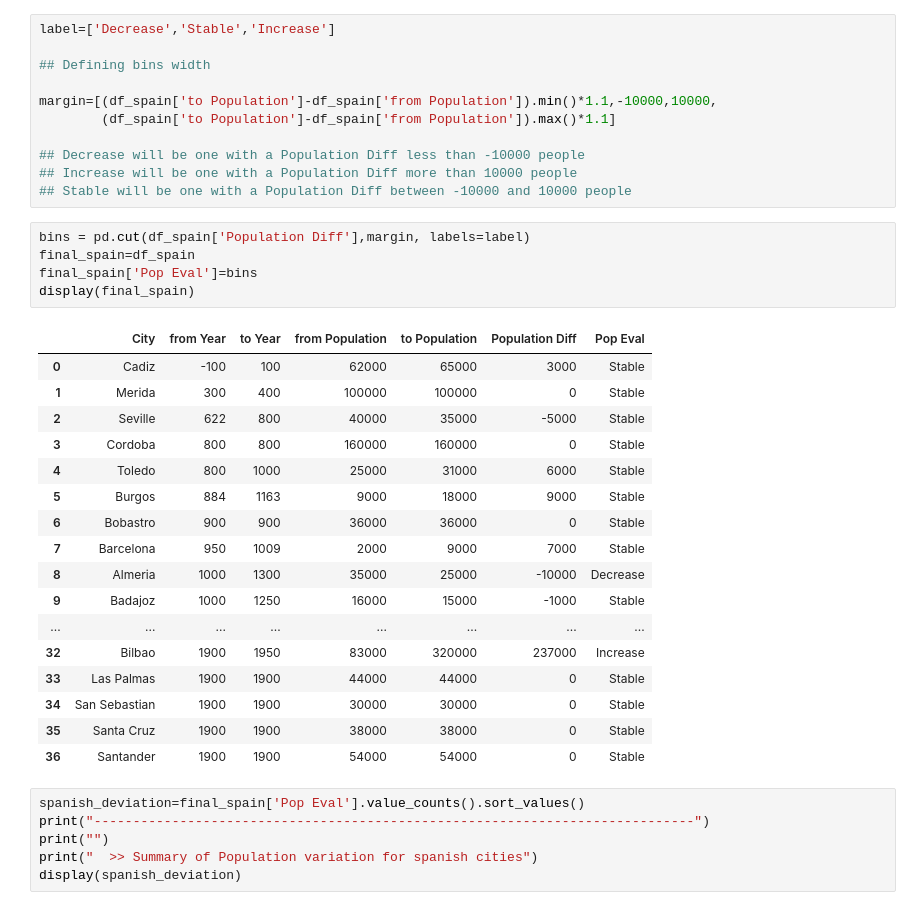
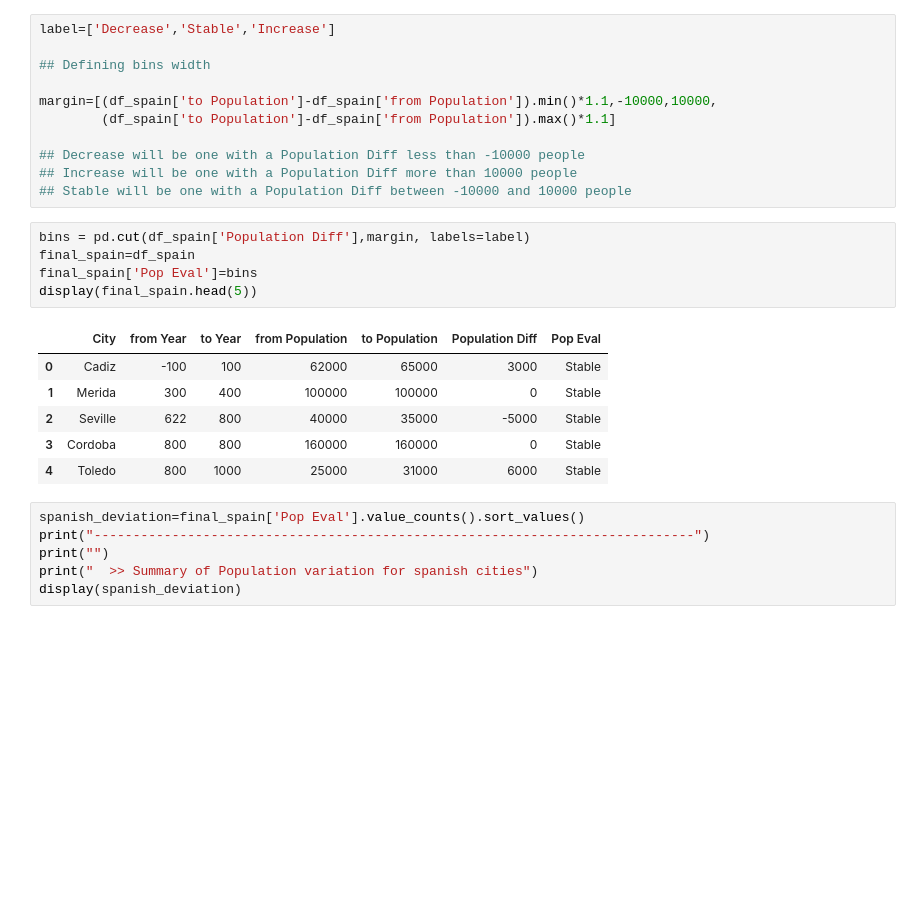
Before and after one commit to ironhack-datalabs/mad-oct-2018, a Jupyter notebook: module-1/pandas-project/your-code/pandas-project.ipynb, the cells around one changed output. Cells and saved outputs as stored; diff of their text form; blank space fills up the shorter version.

```diff
--- a/module-1/pandas-project/your-code/pandas-project.ipynb
+++ b/module-1/pandas-project/your-code/pandas-project.ipynb
@@ -184,26 +184,15 @@ margin=[(df_spain['to Population']-df_spain['from Population']).min()*1.1,-10000
 # %%
 bins = pd.cut(df_spain['Population Diff'],margin, labels=label)
 final_spain=df_spain
 final_spain['Pop Eval']=bins
-display(final_spain)
+display(final_spain.head(5))
 # %% [output]
 |  | City | from Year | to Year | from Population | to Population | Population Diff | Pop Eval |
 | 0 | Cadiz | -100 | 100 | 62000 | 65000 | 3000 | Stable |
 | 1 | Merida | 300 | 400 | 100000 | 100000 | 0 | Stable |
 | 2 | Seville | 622 | 800 | 40000 | 35000 | -5000 | Stable |
 | 3 | Cordoba | 800 | 800 | 160000 | 160000 | 0 | Stable |
 | 4 | Toledo | 800 | 1000 | 25000 | 31000 | 6000 | Stable |
-| 5 | Burgos | 884 | 1163 | 9000 | 18000 | 9000 | Stable |
-| 6 | Bobastro | 900 | 900 | 36000 | 36000 | 0 | Stable |
-| 7 | Barcelona | 950 | 1009 | 2000 | 9000 | 7000 | Stable |
-| 8 | Almeria | 1000 | 1300 | 35000 | 25000 | -10000 | Decrease |
-| 9 | Badajoz | 1000 | 1250 | 16000 | 15000 | -1000 | Stable |
-| ... | ... | ... | ... | ... | ... | ... | ... |
-| 32 | Bilbao | 1900 | 1950 | 83000 | 320000 | 237000 | Increase |
-| 33 | Las Palmas | 1900 | 1900 | 44000 | 44000 | 0 | Stable |
-| 34 | San Sebastian | 1900 | 1900 | 30000 | 30000 | 0 | Stable |
-| 35 | Santa Cruz | 1900 | 1900 | 38000 | 38000 | 0 | Stable |
-| 36 | Santander | 1900 | 1900 | 54000 | 54000 | 0 | Stable |
 # %%
 spanish_deviation=final_spain['Pop Eval'].value_counts().sort_values()
 print("-----------------------------------------------------------------------------")
```
Also changed, not shown: parts of 3 cells of this notebook.
